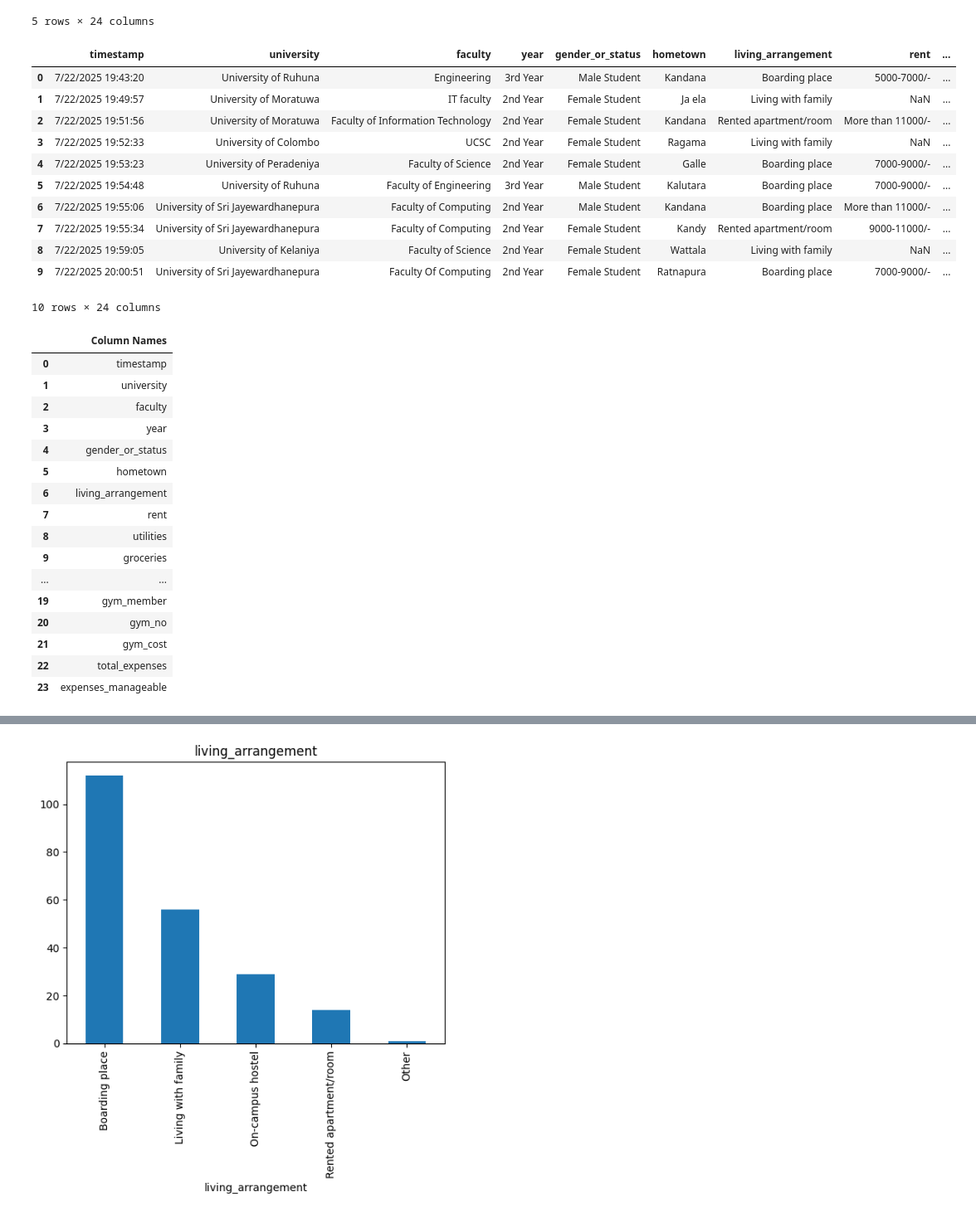
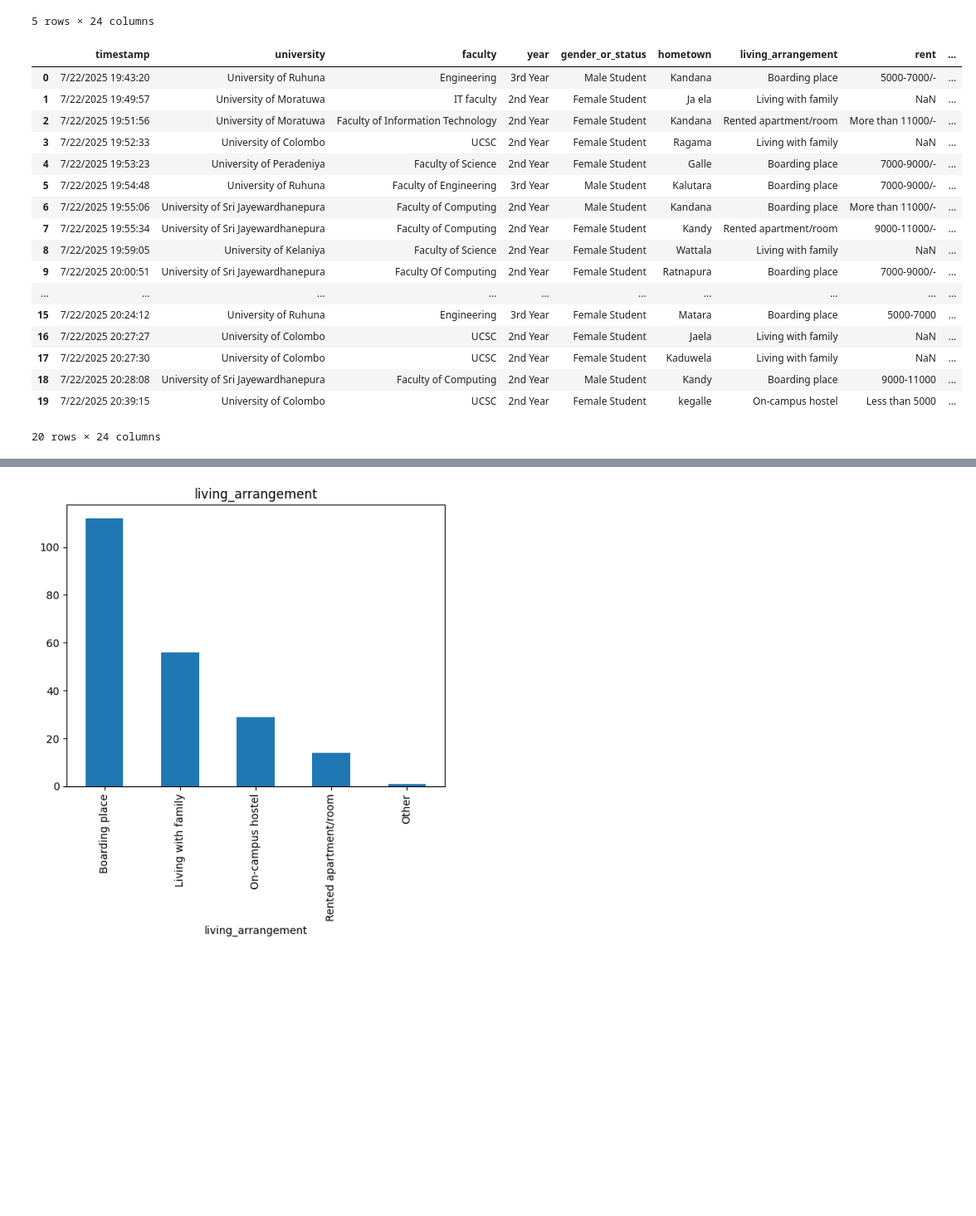
Before and after one commit to Pasindu115530/Static-Project, a Jupyter notebook: test.ipynb, the cells around one changed output, grey strips where cells are left out. Shown at 83% size. Saved outputs shown, nothing was run; the diff lists cells and outputs as text; code cells hidden in the pictures; blank space fills up the shorter version.

```diff
--- a/test.ipynb
+++ b/test.ipynb
@@ -56,52 +56,36 @@ col_rename_map = {
     "How much do you spend each month on gym memberships or sports activities? (Answer only if you responded “Yes” to the previous question.)": "gym_cost",
     "On average, what is your total monthly expenditure?": "total_expenses",
     " Do you feel that your current monthly expenses are manageable based on your income or financial support (e.g., family support, scholarships, part-time jobs)?": "expenses_manageable",
     "What are your average monthly medical expenses (doctor visits, medication, health insurance)? (Answer only if you responded “No” to the previous question.)" : "medical_cost",
     "Do you currently pay for a gym or sports club membership ? (Answer only if you responded “No” to the previous question.)": "gym_no"
 }
 
 # Apply renaming
 df.rename(columns=col_rename_map, inplace=True)
 # columns_to_remove = ["timestamp", "university", "faculty", "year", "hometown", "expenses_manageable", "free_medical" , "gym_member" , "gym_paid","total_expenses" ]
 
 # df.drop(columns=columns_to_remove, inplace=True, errors="ignore")
 
-# Show updated columns
-display(df.head(10))
-
-# Display columns as a table
-columns_table = pd.DataFrame(df.columns.tolist(), columns=["Column Names"])
-display(columns_table)
+display(df.head(20))
 # %% [output]
 |  | timestamp | university | faculty | year | gender_or_status | hometown | living_arrangement | rent | ... |
 | 0 | 7/22/2025 19:43:20 | University of Ruhuna | Engineering | 3rd Year | Male Student | Kandana | Boarding place | 5000-7000/- | ... |
 | 1 | 7/22/2025 19:49:57 | University of Moratuwa | IT faculty | 2nd Year | Female Student | Ja ela | Living with family | NaN | ... |
 | 2 | 7/22/2025 19:51:56 | University of Moratuwa | Faculty of Information Technology | 2nd Year | Female Student | Kandana | Rented apartment/room | More than 11000/- | ... |
 | 3 | 7/22/2025 19:52:33 | University of Colombo | UCSC | 2nd Year | Female Student | Ragama | Living with family | NaN | ... |
 | 4 | 7/22/2025 19:53:23 | University of Peradeniya | Faculty of Science | 2nd Year | Female Student | Galle | Boarding place | 7000-9000/- | ... |
 | 5 | 7/22/2025 19:54:48 | University of Ruhuna | Faculty of Engineering | 3rd Year | Male Student | Kalutara | Boarding place | 7000-9000/- | ... |
 | 6 | 7/22/2025 19:55:06 | University of Sri Jayewardhanepura | Faculty of Computing | 2nd Year | Male Student | Kandana | Boarding place | More than 11000/- | ... |
 | 7 | 7/22/2025 19:55:34 | University of Sri Jayewardhanepura | Faculty of Computing | 2nd Year | Female Student | Kandy | Rented apartment/room | 9000-11000/- | ... |
 | 8 | 7/22/2025 19:59:05 | University of Kelaniya | Faculty of Science | 2nd Year | Female Student | Wattala | Living with family | NaN | ... |
 | 9 | 7/22/2025 20:00:51 | University of Sri Jayewardhanepura | Faculty Of Computing | 2nd Year | Female Student | Ratnapura | Boarding place | 7000-9000/- | ... |
+| ... | ... | ... | ... | ... | ... | ... | ... | ... | ... |
+| 15 | 7/22/2025 20:24:12 | University of Ruhuna | Engineering | 3rd Year | Female Student | Matara | Boarding place | 5000-7000 | ... |
+| 16 | 7/22/2025 20:27:27 | University of Colombo | UCSC | 2nd Year | Female Student | Jaela | Living with family | NaN | ... |
+| 17 | 7/22/2025 20:27:30 | University of Colombo | UCSC | 2nd Year | Female Student | Kaduwela | Living with family | NaN | ... |
+| 18 | 7/22/2025 20:28:08 | University of Sri Jayewardhanepura | Faculty of Computing | 2nd Year | Male Student | Kandy | Boarding place | 9000-11000 | ... |
+| 19 | 7/22/2025 20:39:15 | University of Colombo | UCSC | 2nd Year | Female Student | kegalle | On-campus hostel | Less than 5000 | ... |
-10 rows × 24 columns
+20 rows × 24 columns
-|  | Column Names |
-| 0 | timestamp |
-| 1 | university |
-| 2 | faculty |
-| 3 | year |
-| 4 | gender_or_status |
-| 5 | hometown |
-| 6 | living_arrangement |
-| 7 | rent |
-| 8 | utilities |
-| 9 | groceries |
-| ... | ... |
-| 19 | gym_member |
-| 20 | gym_no |
-| 21 | gym_cost |
-| 22 | total_expenses |
-| 23 | expenses_manageable |
 # %%
 columns_to_remove = ["timestamp", "university", "faculty", "year", "hometown", "expenses_manageable", "free_medical" , "gym_member" , "gym_paid","total_expenses","gym_no" ]
 
```
Also changed, not shown: parts of 2 cells of this notebook.
